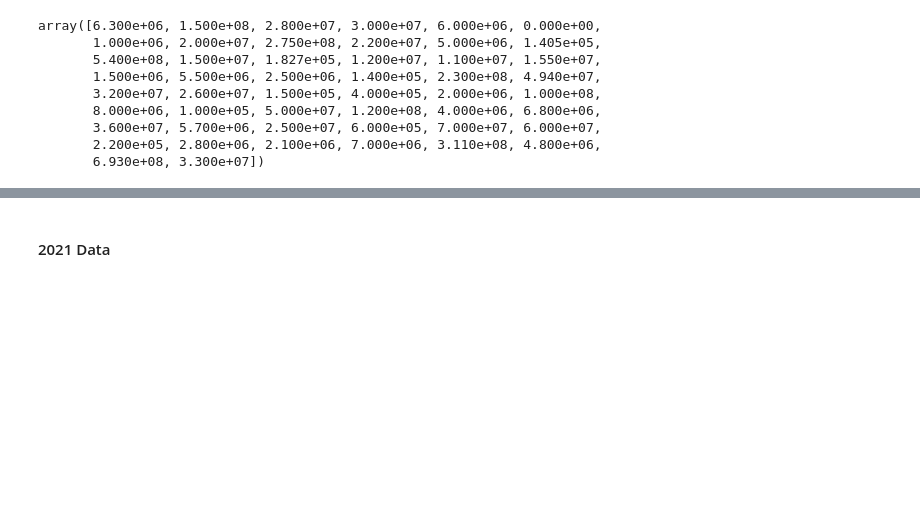
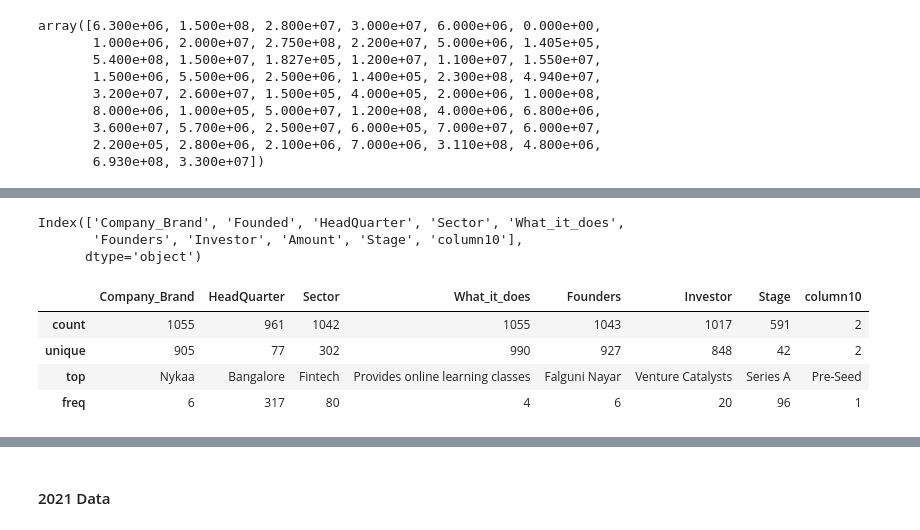
Before and after one commit to DzeBakuEso/stockholm_lp1_colla_project_sprint_1, a Jupyter notebook: Indian _Ecosystem_Analysis.ipynb, the cells around one changed output, grey strips where cells are left out. Saved outputs shown, nothing was run; the diff lists cells and outputs as text; code cells hidden in the pictures; blank space fills up the shorter version.

```diff
--- a/Indian _Ecosystem_Analysis.ipynb
+++ b/Indian _Ecosystem_Analysis.ipynb
@@ -115,7 +117,8 @@ username = environment_variables.get("USERNAME")
 password = environment_variables.get("PASSWORD")
 
 
-connection_string = f"DRIVER={{SQL Server}};SERVER={server};DATABASE={database};UID={username};PWD={password}"
+# connection_string = f"DRIVER={{SQL Server}};SERVER={server};DATABASE={database};UID={username};PWD={password}"
+connection_string = "DRIVER={ODBC Driver 17 for SQL Server};SERVER={dap-projects-database.database.windows.net};DATABASE={dapDB};UID={dataAnalyst_LP1};PWD={G7x@9kR$2x}"
 # %%
 # Use the connect method of the pyodbc library and pass in the connection string.
 # This will connect to the server and might take a few seconds to be complete.
@@ -893,0 +949,14 @@ df2.to_csv('df_19.csv', index=False)
+# %%
+df3.columns #accessing specific columns
+# %% [output]
+Index(['Company_Brand', 'Founded', 'HeadQuarter', 'Sector', 'What_it_does',
+       'Founders', 'Investor', 'Amount', 'Stage', 'column10'],
+      dtype='object')
+# %%
+df3.describe(include='object') # Getting general descriptive statistics of the data2 dataFrame
+# %% [output]
+|  | Company_Brand | HeadQuarter | Sector | What_it_does | Founders | Investor | Stage | column10 |
+| count | 1055 | 961 | 1042 | 1055 | 1043 | 1017 | 591 | 2 |
+| unique | 905 | 77 | 302 | 990 | 927 | 848 | 42 | 2 |
+| top | Nykaa | Bangalore | Fintech | Provides online learning classes | Falguni Nayar | Venture Catalysts | Series A | Pre-Seed |
+| freq | 6 | 317 | 80 | 4 | 6 | 20 | 96 | 1 |
```
Also changed, not shown: parts of 186 cells of this notebook, 2 other files.
